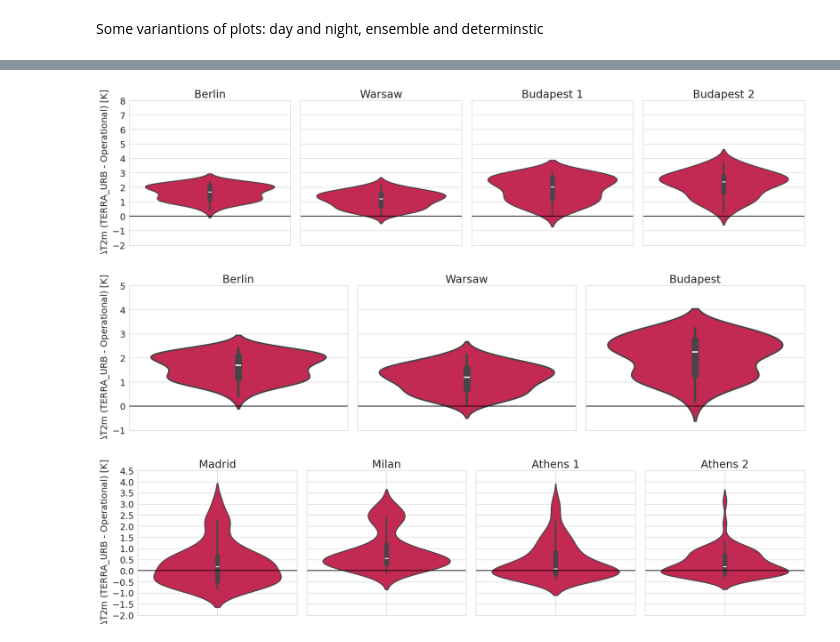
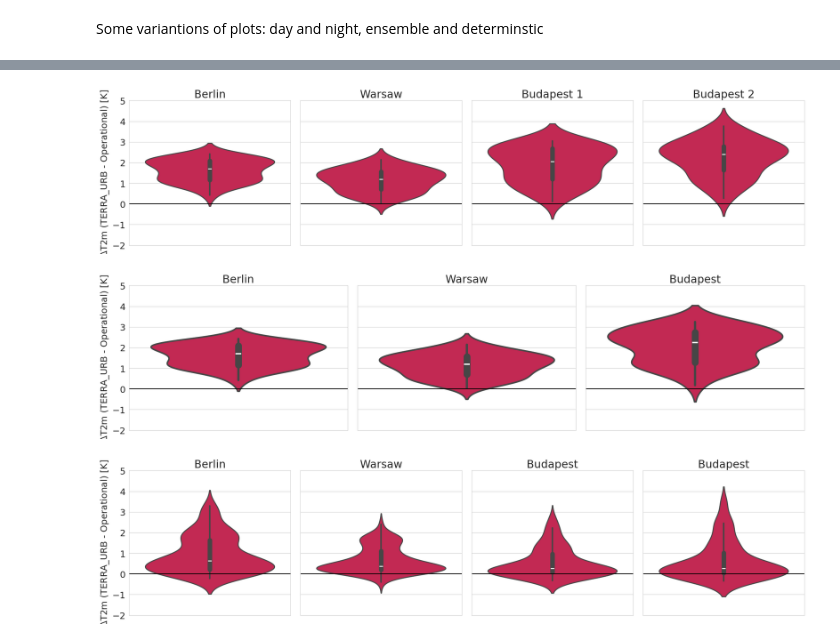
Before and after one commit to maymeret/master_thesis, a Jupyter notebook: 2022_cEU_violin_plots_ensemble.ipynb, the cells around one changed output, grey strips where cells are left out. Saved outputs shown, nothing was run; the diff lists cells and outputs as text; code cells hidden in the pictures.

```diff
--- a/2022_cEU_violin_plots_ensemble.ipynb
+++ b/2022_cEU_violin_plots_ensemble.ipynb
@@ -478,7 +476,7 @@ Some variantions of plots: day and night, ensemble and determinstic
 plt.rcParams.update({'font.size': 14})
 
 num_cities = 4
-city_names = ['Madrid', 'Milan', 'Athens 1', 'Athens 2']
+city_names = ['Berlin', 'Warsaw', 'Budapest 1', 'Budapest 2']
 
 y_min = 275
 y_max = 312
@@ -489,7 +487,7 @@ fig, axes = plt.subplots(ncols=num_cities * 2, figsize=(20, 5))
 
 # First for loop (odd-numbered subplots)
 for i, city in enumerate(range(4)):
-    values_det_WU = T_2M_WU_sEU_nights_dim_hour_det.isel(cell=city).values
+    values_det_WU = T_2M_WU_cEU_nights_dim_hour_det.isel(cell=city).values
     sns.violinplot(ax=axes[2*i], y=values_det_WU, label='det WU', color='#DB1048', fill=True, edgecolor='black')
     axes[2*i].set_title(f'det - {city_names[city]}')
     if i == 0:
@@ -500,7 +498,7 @@ for i, city in enumerate(range(4)):
     axes[2*i].set_yticks(y_values)
     axes[2*i].legend(loc='lower left')
 
-    values_det_NU = T_2M_NU_sEU_nights_dim_hour_det.isel(cell=city).values
+    values_det_NU = T_2M_NU_cEU_nights_dim_hour_det.isel(cell=city).values
     sns.violinplot(ax=axes[2*i], y=values_det_NU, alpha=0.7, label='det NU', color='#F4B301', fill=True, edgecolor='black')
     axes[2*i].set_title(f'det - {city_names[city]}')
     axes[2*i].set_ylim(y_min, y_max)
@@ -533,7 +630,7 @@ plt.show()
 plt.rcParams.update({'font.size': 14})
 
 num_cities = 4
-city_names = ['Madrid', 'Milan', 'Athens 1', 'Athens 2']
+city_names = ['Berlin', 'Warsaw', 'Budapest 1', 'Budapest 2']
 
 y_min = 275
 y_max = 312
@@ -544,7 +641,7 @@ fig, axes = plt.subplots(ncols=num_cities * 2, figsize=(20, 5))
 
 # First for loop (odd-numbered subplots)
 for i, city in enumerate(range(4)):
-    values_det_WU = T_2M_WU_sEU_days_dim_hour_det.isel(cell=city).values
+    values_det_WU = T_2M_WU_cEU_days_dim_hour_det.isel(cell=city).values
     sns.violinplot(ax=axes[2*i], y=values_det_WU, label='det WU', color='#DB1048', fill=True, edgecolor='black')
     axes[2*i].set_title(f'det - {city_names[city]}')
     if i == 0:
@@ -555,7 +652,7 @@ for i, city in enumerate(range(4)):
     axes[2*i].set_yticks(y_values)
     axes[2*i].legend(loc='lower left')
 
-    values_det_NU = T_2M_NU_sEU_days_dim_hour_det.isel(cell=city).values
+    values_det_NU = T_2M_NU_cEU_days_dim_hour_det.isel(cell=city).values
     sns.violinplot(ax=axes[2*i], y=values_det_NU, alpha=0.7, label='det NU', color='#F4B301', fill=True, edgecolor='black')
     axes[2*i].set_title(f'det - {city_names[city]}')
     axes[2*i].set_ylim(y_min, y_max)
@@ -580,6 +677,6 @@ for i, city in enumerate(range(4)):
     axes[2*i + 1].axes.yaxis.set_ticklabels([])
 
 plt.tight_layout()
-plt.savefig('./plots/southern_europe_det_ens_days.jpeg')
+#plt.savefig('./plots/southern_europe_det_ens_days.jpeg')
 plt.show()
 # %% [output]
@@ -588,10 +685,10 @@ plt.show()
 plt.rcParams.update({'font.size': 14})
 
 num_members = 4
-city_names = ['Madrid', 'Milan', 'Athens 1', 'Athens 2']
+city_names = ['Berlin', 'Warsaw', 'Budapest 1', 'Budapest 2']
 
-y_min = -2
-y_max = 3
+y_min = -1
+y_max = 5
 step = 1
 y_values = list(range(y_min, y_max + step, step))
 
@@ -599,7 +696,7 @@ fig, axes = plt.subplots(ncols=num_members * 2, figsize=(20, 5))
 
 # First for loop (odd-numbered subplots)
 for i, city in enumerate(range(4)):
-    values_det_WU = T_2M_WU_sEU_nights_dim_hour_det.isel(cell=city).values - T_2M_NU_sEU_nights_dim_hour_det.isel(cell=city).values
+    values_det_WU = T_2M_WU_cEU_nights_dim_hour_det.isel(cell=city).values - T_2M_NU_cEU_nights_dim_hour_det.isel(cell=city).values
     sns.violinplot(ax=axes[2*i], y=values_det_WU, color='#F4B301', linewidth = 2)
     axes[2*i].set_title(f'det - {city_names[city]}')
     if i == 0:
@@ -616,6 +713,6 @@ for i, city in enumerate(range(4)):
     axes[2*i + 1].set_yticks(y_values)
 
 plt.tight_layout()
-plt.savefig('./plots/southern_europe_det_ens_diff_nights.jpeg')
+#plt.savefig('./plots/southern_europe_det_ens_diff_nights.jpeg')
 plt.show()
 # %% [output]
@@ -624,10 +794,10 @@ plt.show()
 plt.rcParams.update({'font.size': 14})
 
 num_members = 4
-city_names = ['Madrid', 'Milan', 'Athens 1', 'Athens 2']
+city_names = ['Berlin', 'Warsaw', 'Budapest 1', 'Budapest 2']
 
-y_min = -2
-y_max = 3
+y_min = -1
+y_max = 5
 step = 1
 y_values = list(range(y_min, y_max + step, step))
 
@@ -635,7 +805,7 @@ fig, axes = plt.subplots(ncols=num_members * 2, figsize=(20, 5))
 
 # First for loop (odd-numbered subplots)
 for i, city in enumerate(range(4)):
-    values_det_WU = T_2M_WU_sEU_days_dim_hour_det.isel(cell=city).values - T_2M_NU_sEU_days_dim_hour_det.isel(cell=city).values
+    values_det_WU = T_2M_WU_cEU_days_dim_hour_det.isel(cell=city).values - T_2M_NU_cEU_days_dim_hour_det.isel(cell=city).values
     sns.violinplot(ax=axes[2*i], y=values_det_WU, color='#F4B301', linewidth = 2)
     axes[2*i].set_title(f'det - {city_names[city]}')
     if i == 0:
@@ -652,6 +822,6 @@ for i, city in enumerate(range(4)):
     axes[2*i + 1].set_yticks(y_values)
 
 plt.tight_layout()
-plt.savefig('./plots/southern_europe_det_ens_diff_days.jpeg')
+#plt.savefig('./plots/southern_europe_det_ens_diff_days.jpeg')
 plt.show()
 # %% [output]
@@ -662,42 +905,42 @@ plt.rcParams.update({'font.size': 18})
 num_cities = 4
 city_names = ['Berlin', 'Warsaw', 'Budapest 1', 'Budapest 2']
 
 y_min = -2
-y_max = 8
+y_max = 5
 step = 1
 y_values = list(np.arange(y_min, y_max + step, step))
 
 fig, axes = plt.subplots(ncols=num_cities, figsize=(20, 5))
 
 # First for loop (odd-numbered subplots)
 for i, city in enumerate(range(4)):
     values_det_WU = T_2M_WU_cEU_nights_dim_hour_det.isel(cell=city).values - T_2M_NU_cEU_nights_dim_hour_det.isel(cell=city).values
     sns.violinplot(ax=axes[i], y=values_det_WU, color='#DB1048', linewidth = 2)
     axes[i].set_title(f'{city_names[city]}')
     #axes[i].grid(True)
     if i == 0:
         axes[i].set_ylabel('$\Delta$T2m (TERRA_URB - Operational) [K]' )
     if i != 0:
         axes[i].axes.yaxis.set_ticklabels([])
     axes[i].set_ylim(y_min, y_max)
     axes[i].set_yticks(y_values)
     #axes[i].legend(loc='lower left')
     axes[i].axhline(y=0, color='black', linestyle='-')
 
 
 
 plt.tight_layout()
 #plt.savefig('./plots/southern_europe_violinplots_det.jpeg')
 plt.show()
 # %% [output]
-[figure, old version]
+[figure, new version]
 # %%
 plt.rcParams.update({'font.size': 18})
 
 num_cities = 3
 city_names = ['Berlin', 'Warsaw', 'Budapest']
 
-y_min = -1
+y_min = -2
 y_max = 5
 step = 1
 y_values = list(np.arange(y_min, y_max + step, step))
@@ -706,14 +949,14 @@ fig, axes = plt.subplots(ncols=num_cities, figsize=(20, 5))
 
 # First for loop (odd-numbered subplots)
 for i, city in enumerate(range(3)):
-    if city == 2:  #combining athens
-        values_det_WU_athens = (
+    if city >= 2:  #combining budapest
+        values_det_WU_budapest = (
             T_2M_WU_cEU_nights_dim_hour_det.isel(cell=2).values
             - T_2M_NU_cEU_nights_dim_hour_det.isel(cell=2).values
             + T_2M_WU_cEU_nights_dim_hour_det.isel(cell=3).values
             - T_2M_NU_cEU_nights_dim_hour_det.isel(cell=3).values
         ) / 2
-        sns.violinplot(ax=axes[i], y=values_det_WU_athens, color='#DB1048', linewidth=3)
+        sns.violinplot(ax=axes[i], y=values_det_WU_budapest, color='#DB1048', linewidth=3)
         axes[i].set_title(f'{city_names[city]}')
 #        axes[i].set_ylabel('$\Delta$T2m (TERRA_URB - Operational) [K]')
         axes[i].set_ylim(y_min, y_max)
@@ -736,26 +979,26 @@ for i, city in enumerate(range(3)):
  #       axes[i].grid(True)
 
 plt.tight_layout()
-plt.savefig('../plots/central_europe_violinplots_det_budapest_combined_22.jpeg')
+plt.savefig('../plots_2024/cEU_det_diff_nights_combined_budapest_2022.jpeg')
 plt.show()
 # %% [output]
-[figure, old version]
+[figure, new version]
 # %%
 plt.rcParams.update({'font.size': 18})
 
 num_cities = 4
-city_names = ['Madrid', 'Milan', 'Athens 1', 'Athens 2']
+city_names = ['Berlin', 'Warsaw', 'Budapest 1', 'Budapest 2']
 
 y_min = -2
-y_max = 4.5
-step = .5
+y_max = 5
+step = 1
 y_values = list(np.arange(y_min, y_max + step, step))
 
 fig, axes = plt.subplots(ncols=num_cities, figsize=(20, 5))
 
 # First for loop (odd-numbered subplots)
 for i, city in enumerate(range(4)):
-    values_det_WU = T_2M_WU_sEU_days_dim_hour_det.isel(cell=city).values - T_2M_NU_sEU_days_dim_hour_det.isel(cell=city).values
+    values_det_WU = T_2M_WU_cEU_days_dim_hour_det.isel(cell=city).values - T_2M_NU_cEU_days_dim_hour_det.isel(cell=city).values
     sns.violinplot(ax=axes[i], y=values_det_WU, color='#DB1048', linewidth = 2)
     axes[i].set_title(f'{city_names[city]}')
     if i == 0:
@@ -766,14 +1009,13 @@ for i, city in enumerate(range(4)):
     axes[i].set_yticks(y_values)
     #axes[i].legend(loc='lower left')
     axes[i].axhline(y=0, color='black', linestyle='-')
-    axes[i].grid(True)
 
 
 plt.tight_layout()
 #plt.savefig('./plots/southern_europe_violinplots_det_days.jpeg')
 plt.show()
 # %% [output]
-[figure, old version]
+[figure, new version]
 # %%
 plt.rcParams.update({'font.size': 18})
 
```
Also changed, not shown: parts of 33 cells of this notebook, 3 other files.
